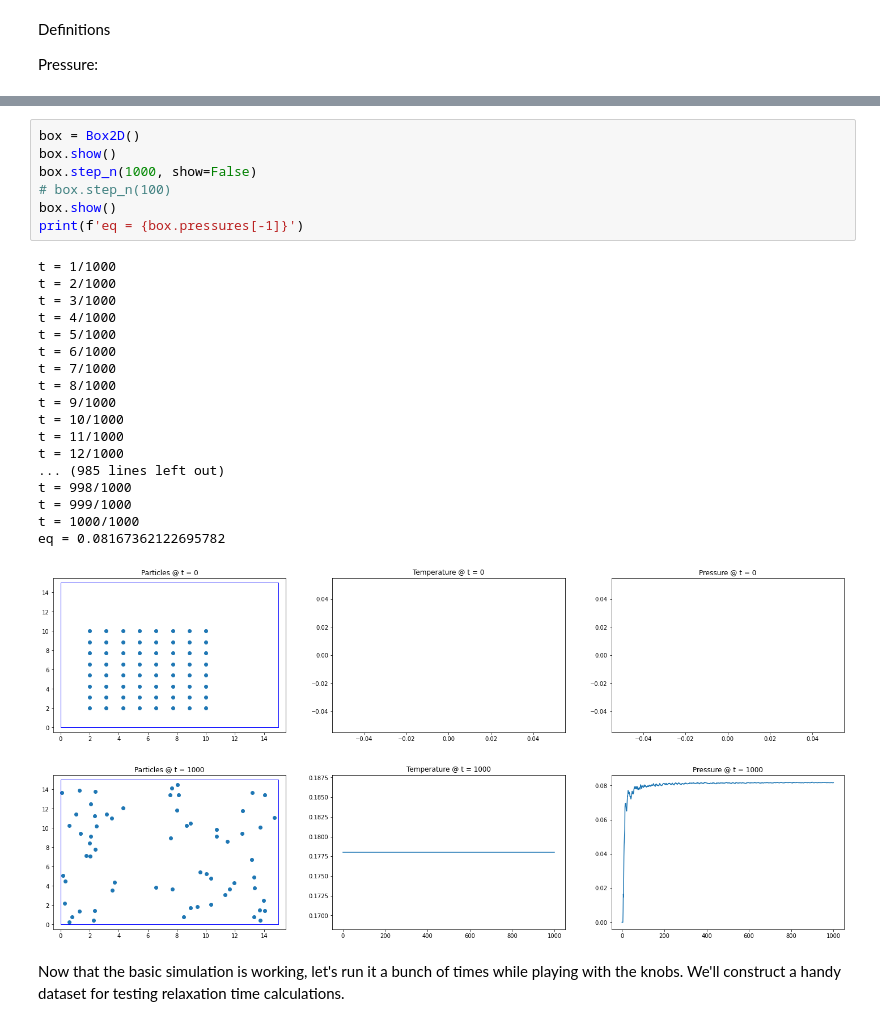
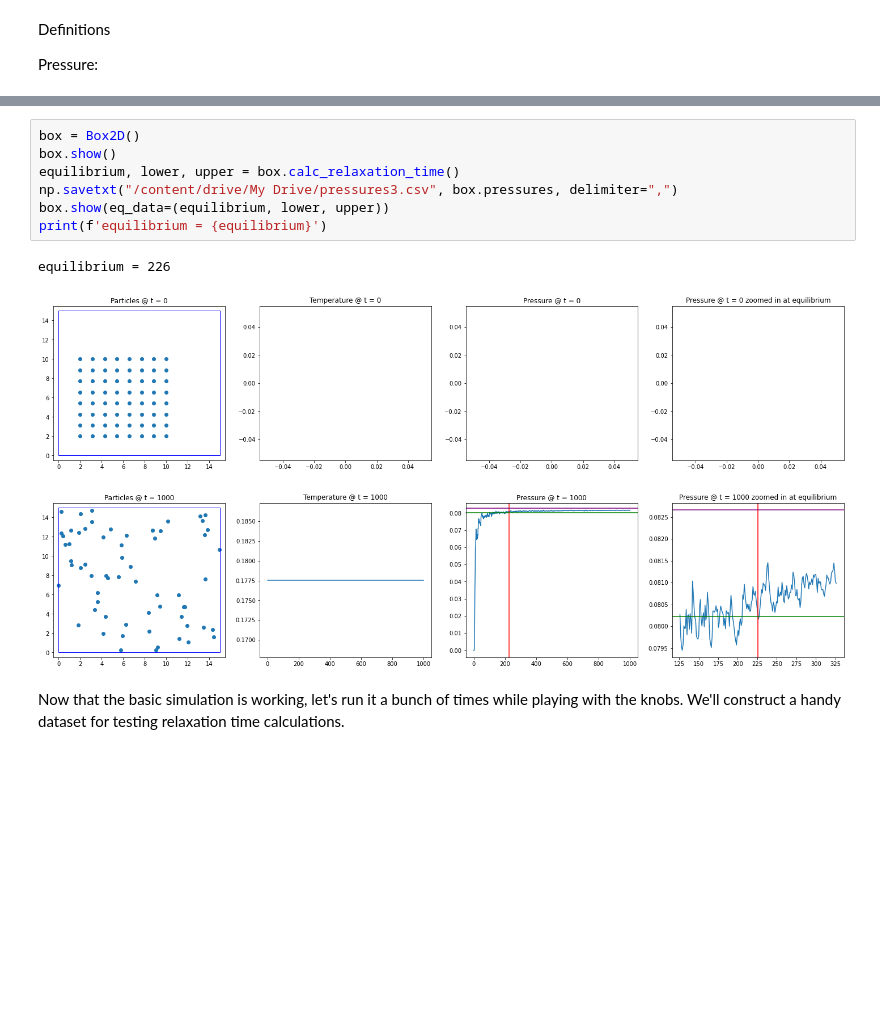
Before and after one commit to mattnappo/admd, a Jupyter notebook: Notebooks/Basic_Model.ipynb, the cells around one changed output, grey strips where cells are left out. Saved outputs shown, nothing was run; the diff lists cells and outputs as text; blank space fills up the shorter version.

Commit message:
Relaxation time calculation is working nicely!!

```diff
--- a/Notebooks/Basic_Model.ipynb
+++ b/Notebooks/Basic_Model.ipynb
@@ -263,30 +295,14 @@ class Box2D:
-# %%
-box = Box2D()
-box.show()
-box.step_n(1000, show=False)
-# box.step_n(100)
-box.show()
-print(f'eq = {box.pressures[-1]}')
-# %% [output]
-t = 1/1000
-t = 2/1000
-t = 3/1000
-t = 4/1000
-t = 5/1000
-t = 6/1000
-t = 7/1000
-t = 8/1000
-t = 9/1000
-t = 10/1000
-t = 11/1000
-t = 12/1000
-... (985 lines left out)
-t = 998/1000
-t = 999/1000
-t = 1000/1000
-eq = 0.08167362122695782
-[figure, removed]
-[figure, removed]
+# %%
+box = Box2D()
+box.show()
+equilibrium, lower, upper = box.calc_relaxation_time()
+np.savetxt("/content/drive/My Drive/pressures3.csv", box.pressures, delimiter=",")
+box.show(eq_data=(equilibrium, lower, upper))
+print(f'equilibrium = {equilibrium}')
+# %% [output]
+equilibrium = 226
+[figure, added]
+[figure, added]
 # %% [markdown]
 Now that the basic simulation is working, let's run it a bunch of times while playing with the knobs. We'll construct a handy dataset for testing relaxation time calculations.
 # %%
```
Also changed, not shown: parts of 2 cells of this notebook.
